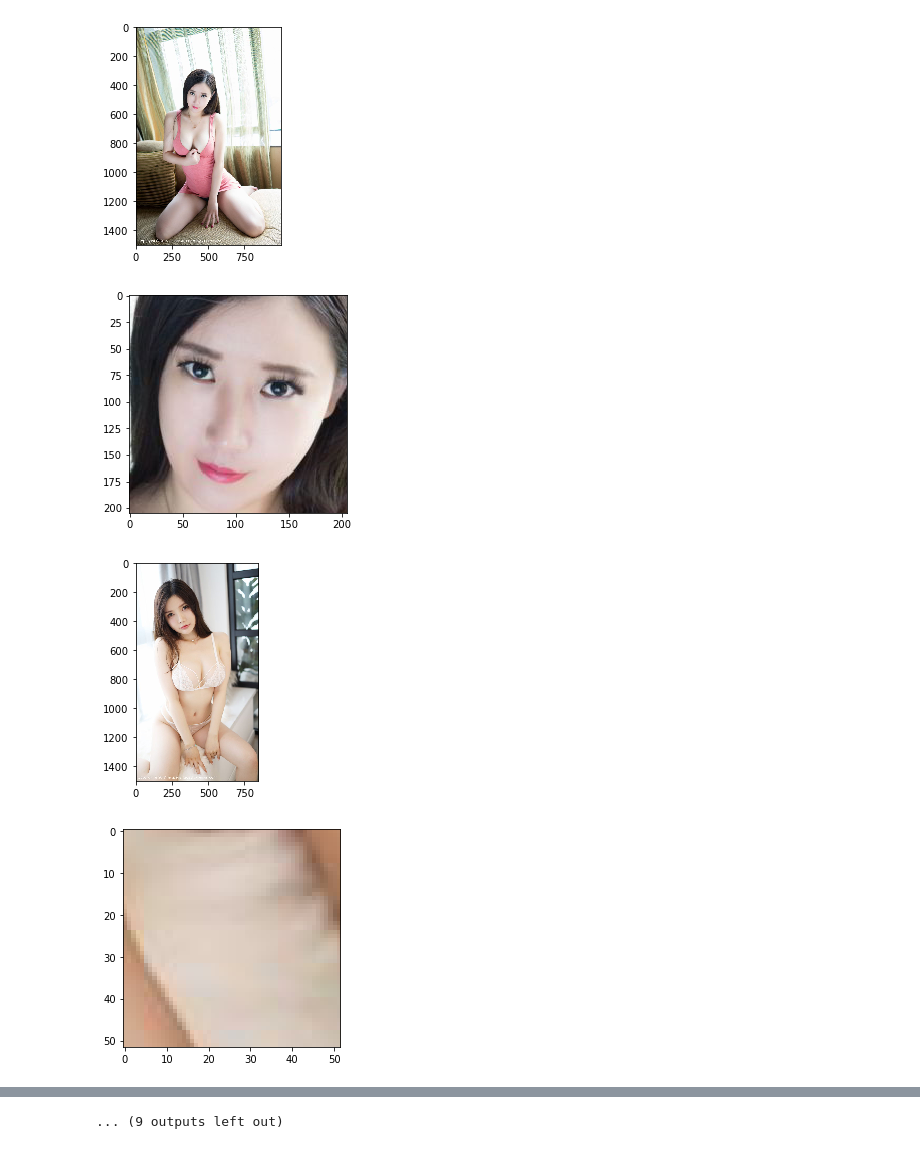
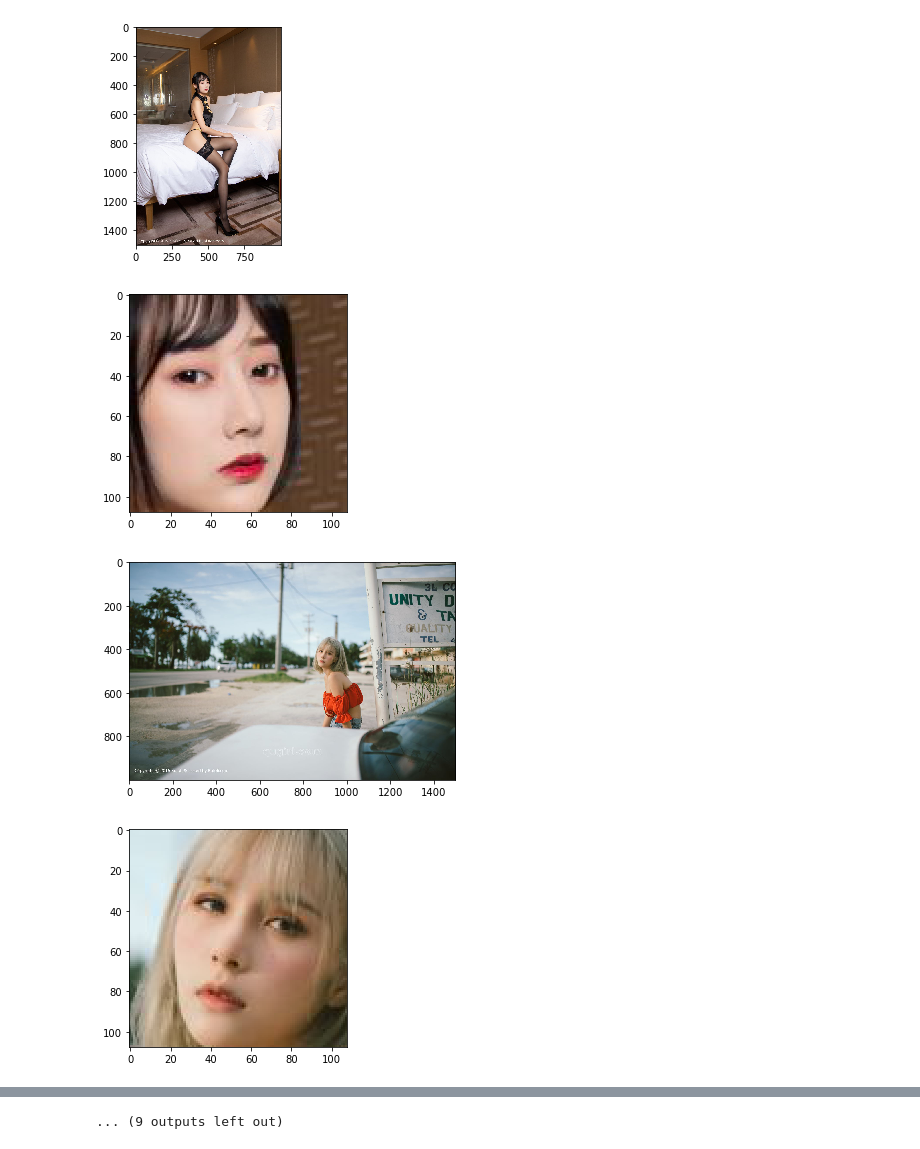
Before and after one commit to articuly/python_study, a Jupyter notebook: 图片相似性算法.ipynb, the cells around one changed output, grey strips where cells are left out. Saved outputs shown, nothing was run; the diff lists cells and outputs as text; code cells hidden in the pictures.

```diff
--- a/图片相似性算法.ipynb
+++ b/图片相似性算法.ipynb
@@ -49,9 +49,9 @@ face_base_outline = get_face_outline(face_base[1])
 faces_close = []
 # 显示图片
 import os
-for pic_file in os.listdir('F:\\nstest'):
+for pic_file in os.listdir('F:\\nvtest'):
     if pic_file.startswith('.'): continue
-    image = plt.imread('F:\\nstest\\' + pic_file)
+    image = plt.imread('F:\\nvtest\\' + pic_file)
     # print(pic_file)
     # show_pic(image)
     face = find_face(image)
@@ -88,4 +88,4 @@ for face in faces_close[:10]:
-[figure, old version]
+[figure, new version]
-[figure, old version]
+[figure, new version]
-[figure, old version]
+[figure, new version]
-[figure, old version]
+[figure, new version]
```
Also changed, not shown: parts of 1 cell of this notebook.
